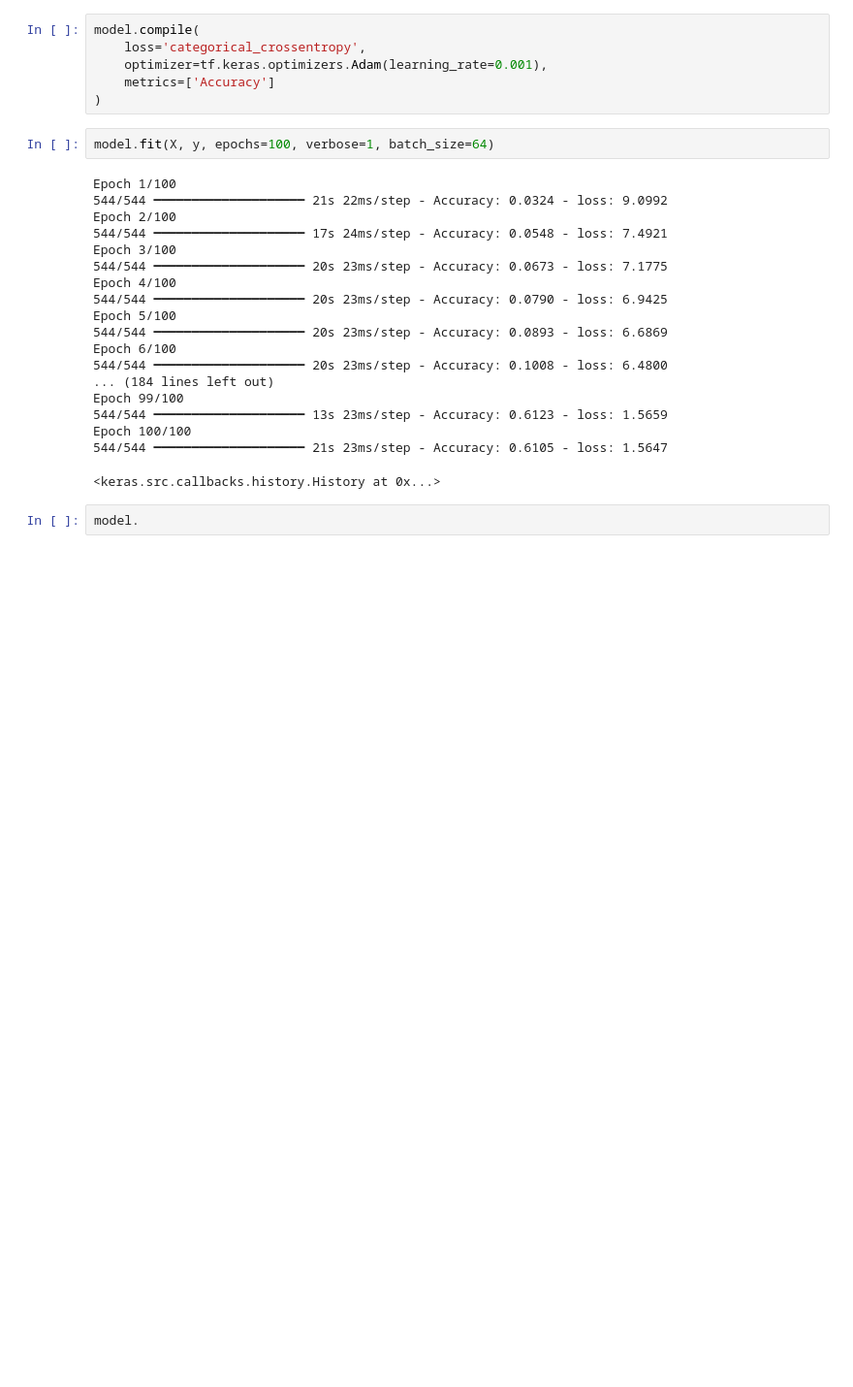
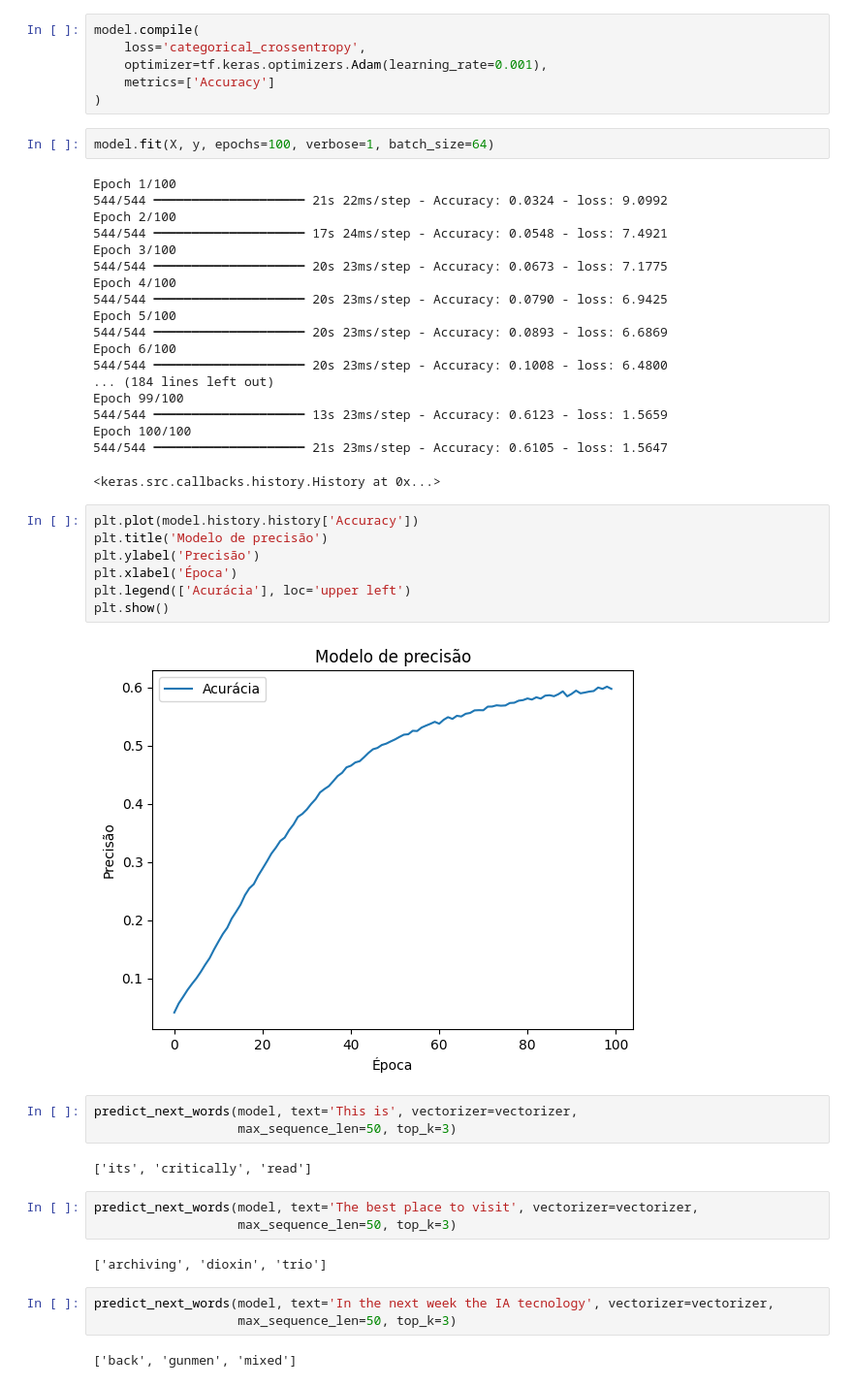
Before and after one commit to MarcosRMG/deep_learning, a Jupyter notebook: notebooks/keras_classification.ipynb, the cells around one changed output. Shown at 97% size. Cells and saved outputs as stored; diff of their text form; blank space fills up the shorter version.

Commit message:
model test

```diff
--- a/notebooks/keras_classification.ipynb
+++ b/notebooks/keras_classification.ipynb
@@ -545,4 +566,26 @@ Epoch 100/100
 544/544 ━━━━━━━━━━━━━━━━━━━━ 21s 23ms/step - Accuracy: 0.6105 - loss: 1.5647
 <keras.src.callbacks.history.History at 0x...>
 # %%
-model.
+plt.plot(model.history.history['Accuracy'])
+plt.title('Modelo de precisão')
+plt.ylabel('Precisão')
+plt.xlabel('Época')
+plt.legend(['Acurácia'], loc='upper left')
+plt.show()
+# %% [output]
+[figure, added]
+# %%
+predict_next_words(model, text='This is', vectorizer=vectorizer,
+                   max_sequence_len=50, top_k=3)
+# %% [output]
+['its', 'critically', 'read']
+# %%
+predict_next_words(model, text='The best place to visit', vectorizer=vectorizer,
+                   max_sequence_len=50, top_k=3)
+# %% [output]
+['archiving', 'dioxin', 'trio']
+# %%
+predict_next_words(model, text='In the next week the IA tecnology', vectorizer=vectorizer,
+                   max_sequence_len=50, top_k=3)
+# %% [output]
+['back', 'gunmen', 'mixed']
```
Also changed, not shown: parts of 1 cell of this notebook.
